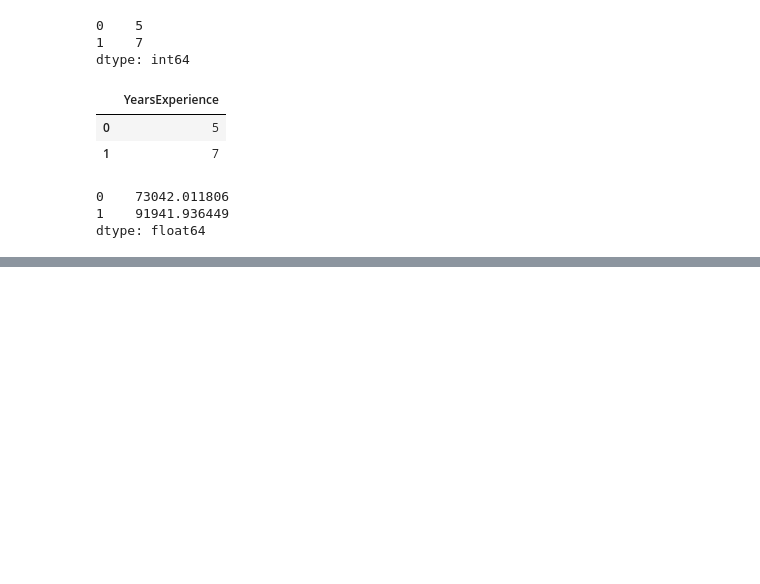
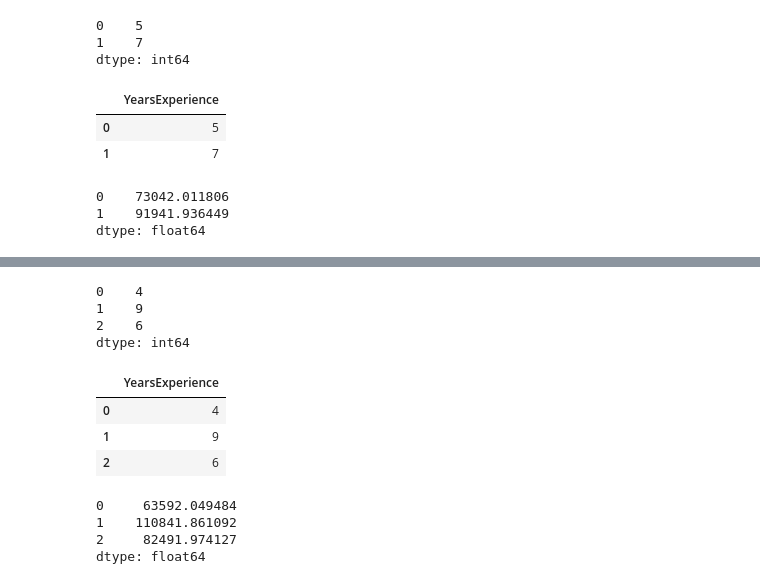
Before and after one commit to renkuntlamahessh/DataScience_Python, a Jupyter notebook: Assignment_04_Q2.ipynb, the cells around one changed output, grey strips where cells are left out. Drawn from its saved outputs; the diff is of its cells as text; code cells hidden in the pictures; blank space fills up the shorter version.

```diff
--- a/Assignment_04_Q2.ipynb
+++ b/Assignment_04_Q2.ipynb
@@ -108,0 +226,24 @@ dtype: float64
+# %%
+new_data1=pd.Series([4,9,6])
+new_data1
+# %% [output]
+0    4
+1    9
+2    6
+dtype: int64
+# %%
+new_data1=pd.DataFrame(new_data1,columns=['YearsExperience'])
+new_data1
+# %% [output]
+|  | YearsExperience |
+| 0 | 4 |
+| 1 | 9 |
+| 2 | 6 |
+# %%
+pred_data = model_final.predict(new_data1)
+pred_data
+# %% [output]
+0     63592.049484
+1    110841.861092
+2     82491.974127
+dtype: float64
```
Also changed, not shown: parts of 18 cells of this notebook.
